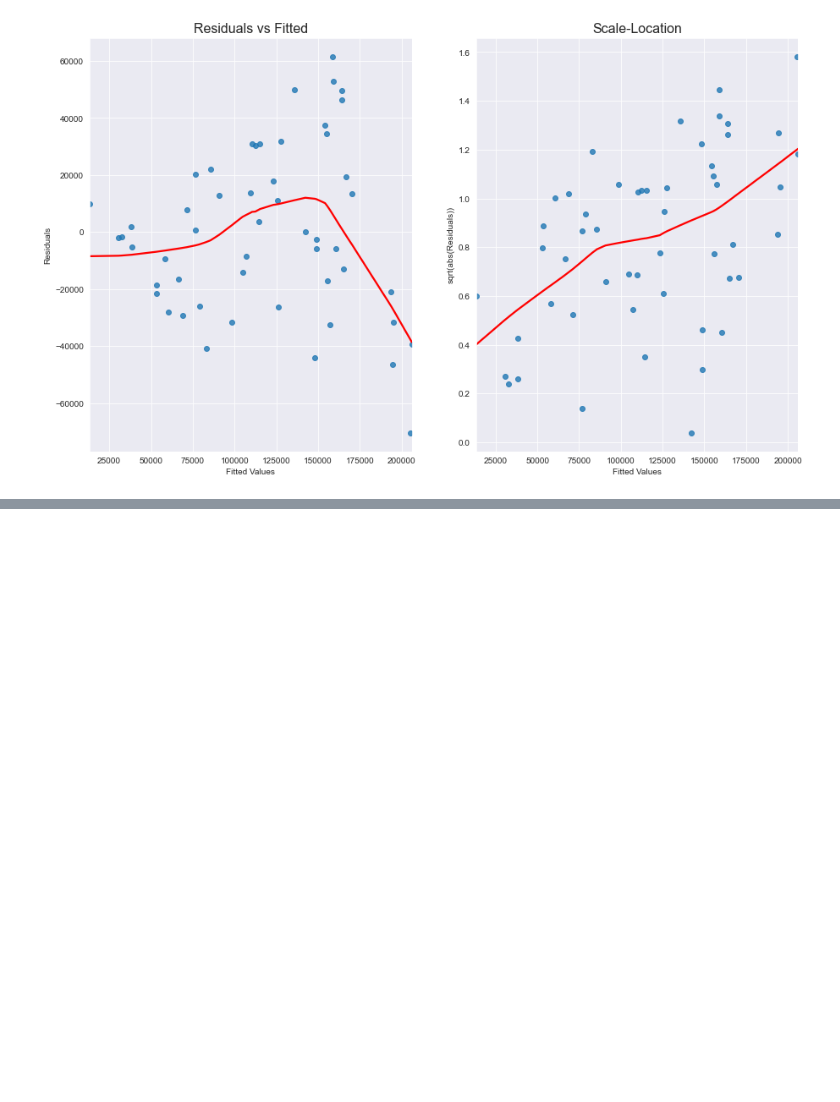
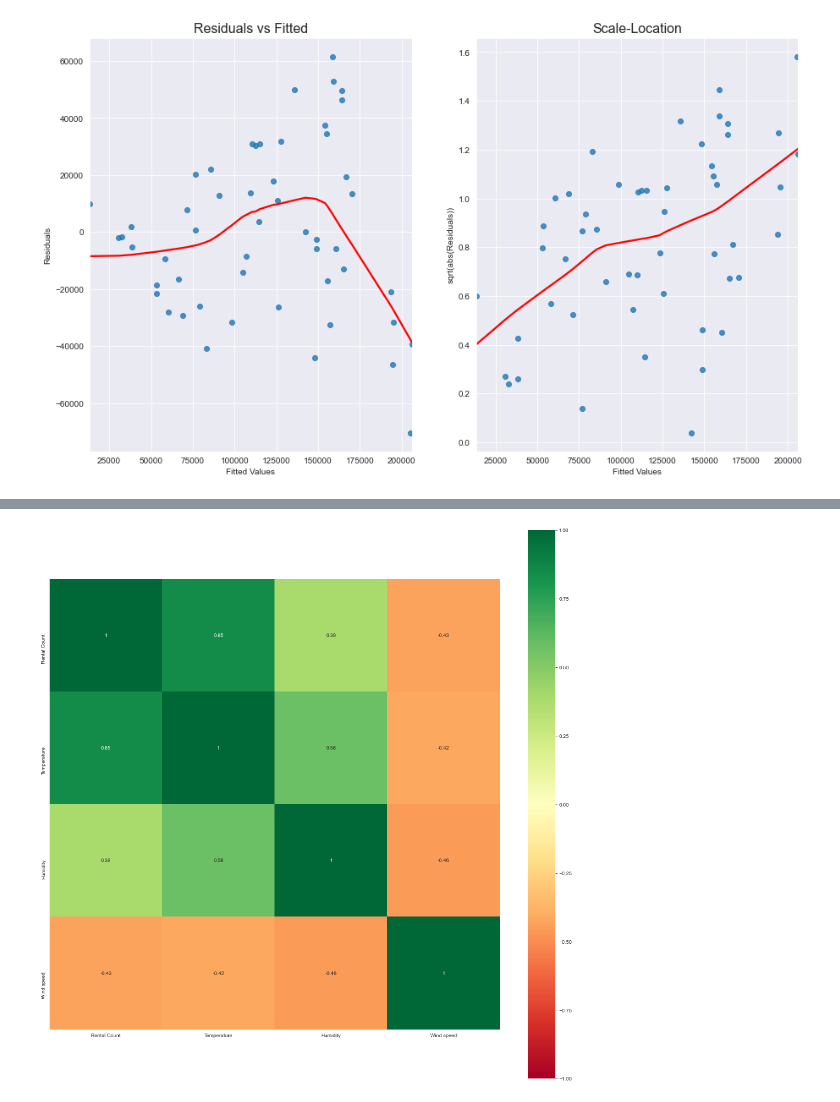
Before and after one commit to rogovich/2021_Stats_Online, a Jupyter notebook: 02_Базовый/06_Regression.ipynb, the cells around one changed output, grey strips where cells are left out. Cells and saved outputs as stored; diff of their text form; code cells hidden in the pictures; blank space fills up the shorter version.

```diff
--- a/02_Базовый/06_Regression.ipynb
+++ b/02_Базовый/06_Regression.ipynb
@@ -229,0 +264,5 @@ p-value      0.031669
+# %%
+plt.figure(figsize=(20,20))  # on this line I just set the size of figure to 12 by 10.
+p=sns.heatmap(bikes_weeks.corr(), annot=True,cmap='RdYlGn',square=True, vmin=-1, vmax=1)  # seaborn has very simple solution for heatmap
+# %% [output]
+[figure, added]
```
Also changed, not shown: parts of 5 cells of this notebook, 4 other files.
